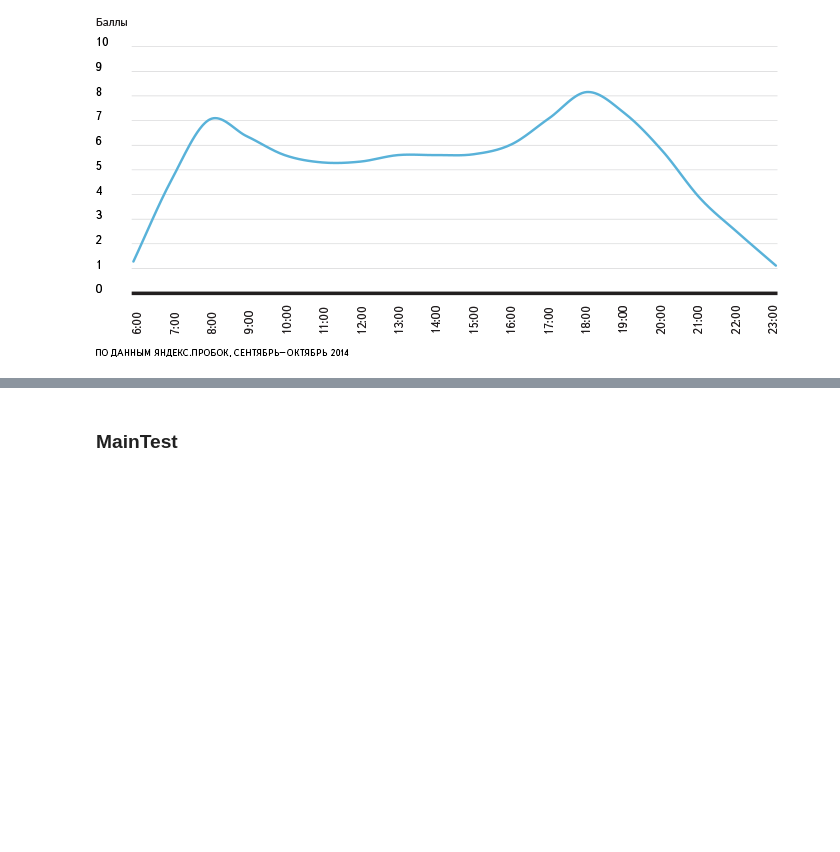
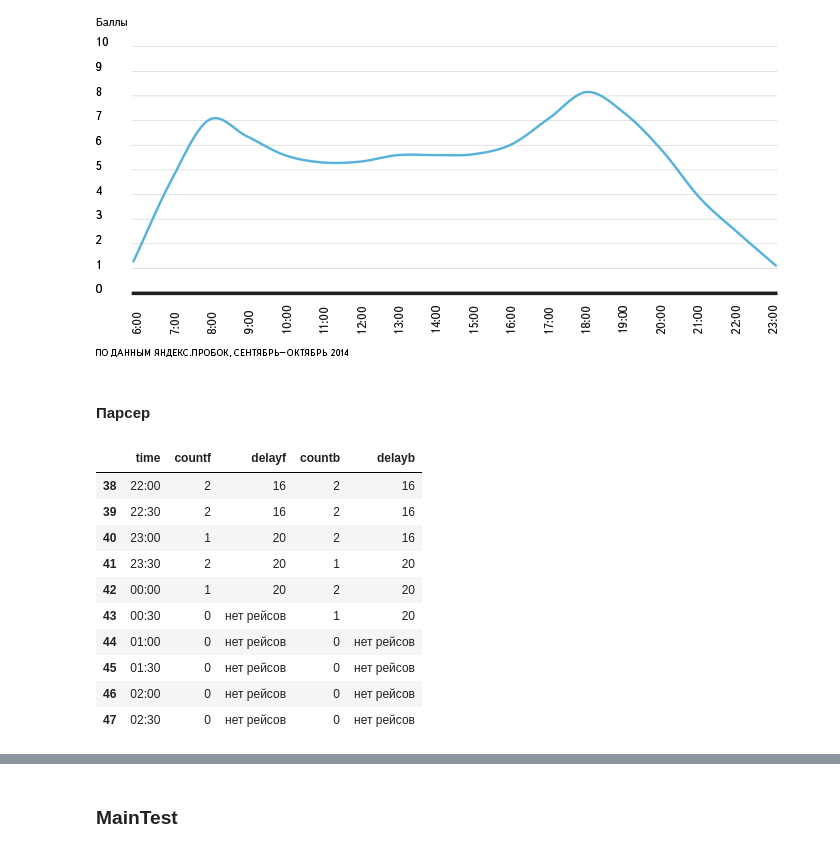
Before and after one commit to TrianderVad/practiceTimetable, a Jupyter notebook: raspisanie.ipynb, the cells around one changed output, grey strips where cells are left out. Drawn from its saved outputs; the diff is of its cells as text; code cells hidden in the pictures; blank space fills up the shorter version.

```diff
--- a/raspisanie.ipynb
+++ b/raspisanie.ipynb
@@ -50,6 +50,25 @@ class Station():
 ### Подготовка
 # %% [markdown]
 ![image.png](attachment:image.png)
+# %% [markdown]
+#### Парсер
+# %%
+header = ["time", "countf", "delayf", "countb", "delayb"]
+df_timetable = pd.read_excel('606.xlsx',names = header,   usecols="Q:U",skiprows = 25, nrows = 48 )
+# %%
+df_timetable.tail(10)
+# %% [output]
+|  | time | countf | delayf | countb | delayb |
+| 38 | 22:00 | 2 | 16 | 2 | 16 |
+| 39 | 22:30 | 2 | 16 | 2 | 16 |
+| 40 | 23:00 | 1 | 20 | 2 | 16 |
+| 41 | 23:30 | 2 | 20 | 1 | 20 |
+| 42 | 00:00 | 1 | 20 | 2 | 20 |
+| 43 | 00:30 | 0 | нет рейсов | 1 | 20 |
+| 44 | 01:00 | 0 | нет рейсов | 0 | нет рейсов |
+| 45 | 01:30 | 0 | нет рейсов | 0 | нет рейсов |
+| 46 | 02:00 | 0 | нет рейсов | 0 | нет рейсов |
+| 47 | 02:30 | 0 | нет рейсов | 0 | нет рейсов |
 # %%
 df_timetable = pd.read_excel('test.xlsx')
 # %%
```
Also changed, not shown: parts of 3 cells of this notebook, 1 other file.
